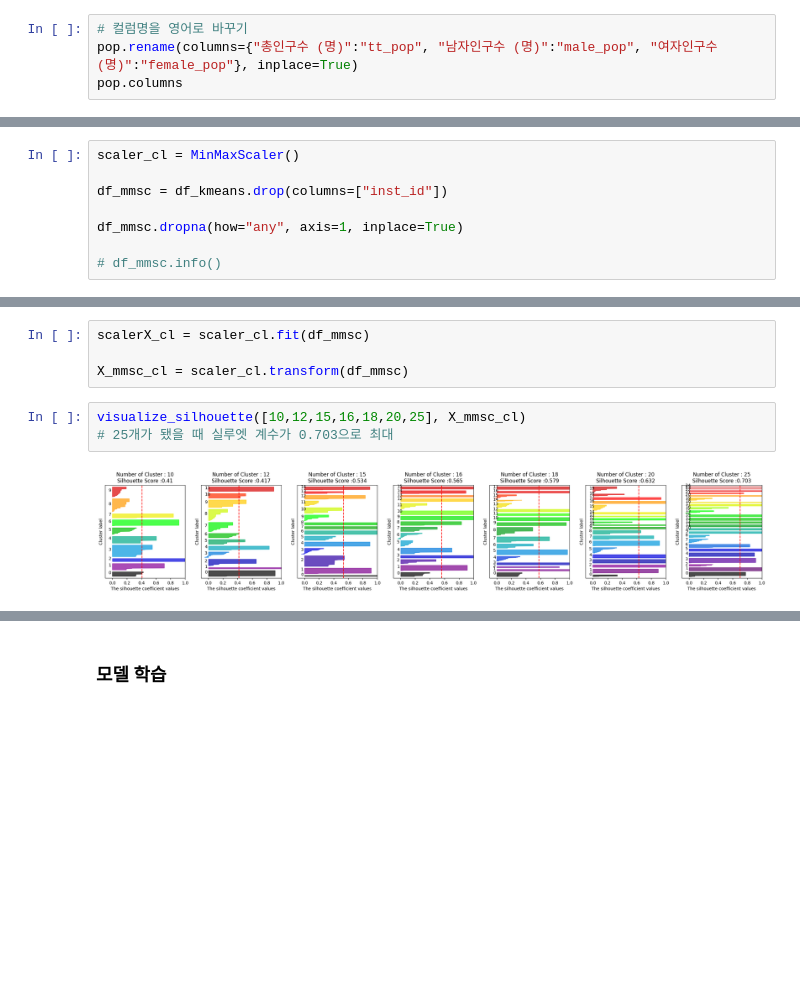
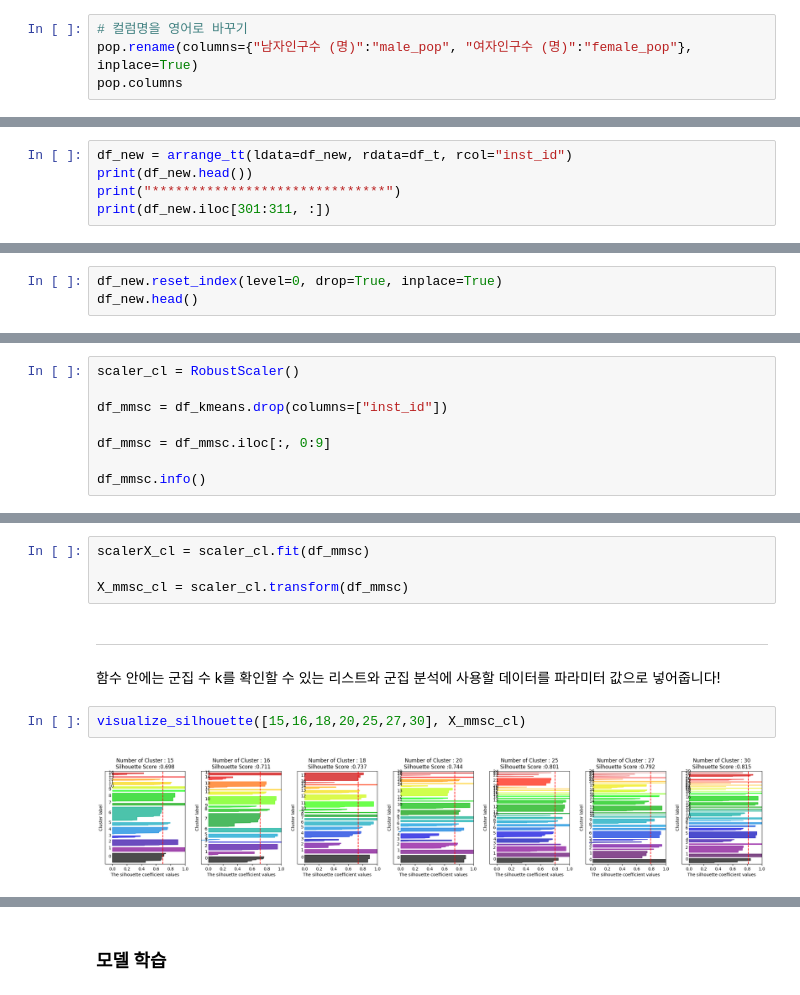
Before and after one commit to nyeokinyeoki/Gym_zalabim, a Jupyter notebook: ipynb/hospital.ipynb, the cells around one changed output, grey strips where cells are left out. Cells and saved outputs as stored; diff of their text form; blank space fills up the shorter version.

```diff
--- a/ipynb/hospital.ipynb
+++ b/ipynb/hospital.ipynb
@@ -2158,5 +2174,5 @@ memory usage: 708.0+ bytes
 # %%
 # 컬럼명을 영어로 바꾸기
-pop.rename(columns={"총인구수 (명)":"tt_pop", "남자인구수 (명)":"male_pop", "여자인구수 (명)":"female_pop"}, inplace=True)
+pop.rename(columns={"남자인구수 (명)":"male_pop", "여자인구수 (명)":"female_pop"}, inplace=True)
 pop.columns
 # %% [output]
@@ -2246,0 +2291,5 @@ memory usage: 234.2 KB
+# %%
+df_new = arrange_tt(ldata=df_new, rdata=df_t, rcol="inst_id")
+print(df_new.head())
+print("******************************")
+print(df_new.iloc[301:311, :])
@@ -2246,0 +2318,3 @@ memory usage: 234.2 KB
+# %%
+df_new.reset_index(level=0, drop=True, inplace=True)
+df_new.head()
@@ -2307,8 +2435,8 @@ df_kmeans = df_new.dropna(axis=1, how="any")
 # %%
-scaler_cl = MinMaxScaler()
+scaler_cl = RobustScaler()
 
 df_mmsc = df_kmeans.drop(columns=["inst_id"])
 
-df_mmsc.dropna(how="any", axis=1, inplace=True)
+df_mmsc = df_mmsc.iloc[:, 0:9]
 
-# df_mmsc.info()
+df_mmsc.info()
@@ -2316,8 +2461,10 @@ df_mmsc.dropna(how="any", axis=1, inplace=True)
 scalerX_cl = scaler_cl.fit(df_mmsc)
 
 X_mmsc_cl = scaler_cl.transform(df_mmsc)
+# %% [markdown]
+***
+함수 안에는 군집 수 k를 확인할 수 있는 리스트와 군집 분석에 사용할 데이터를 파라미터 값으로 넣어줍니다!
 # %%
-visualize_silhouette([10,12,15,16,18,20,25], X_mmsc_cl)
-# 25개가 됐을 때 실루엣 계수가 0.703으로 최대
+visualize_silhouette([15,16,18,20,25,27,30], X_mmsc_cl)
 # %% [output]
-[figure, old version]
+[figure, new version]
```
Also changed, not shown: parts of 43 cells of this notebook, 1 other file.
